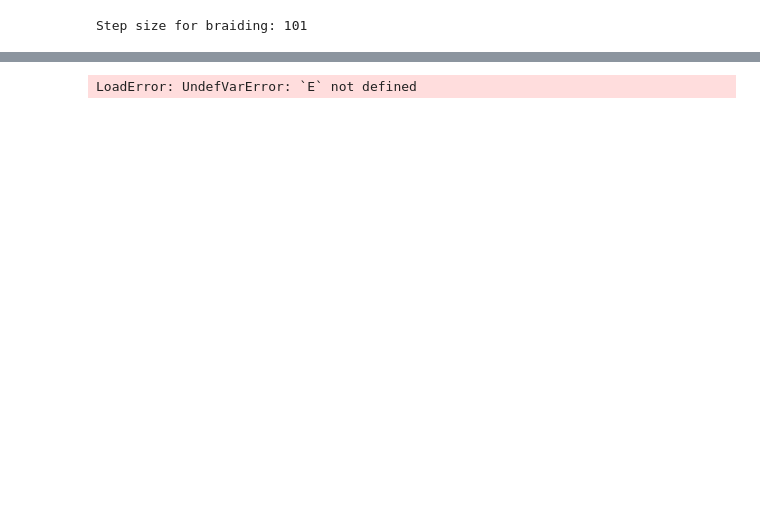
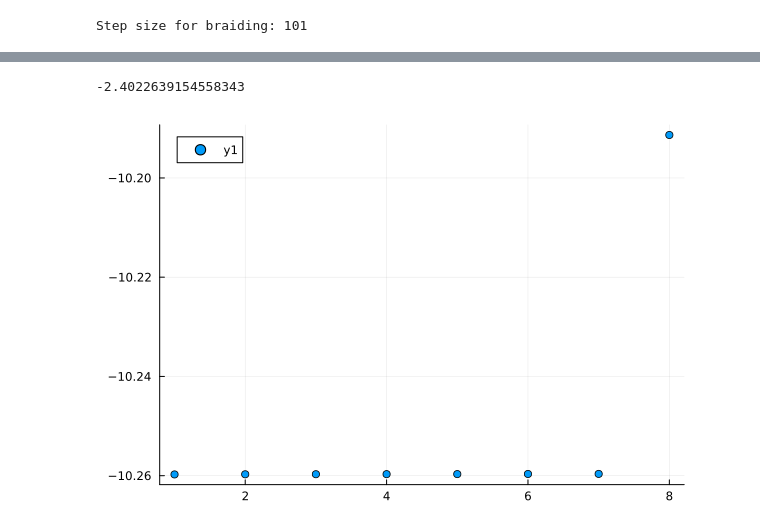
Before and after one commit to Umut-Can-Physics/Kagome-Lattice, a Jupyter notebook: My Numerical Calculations/Many-Body/Hofstadter/Hofstadter AB and Braiding Phases.ipynb, the cells around one changed output, grey strips where cells are left out. Saved outputs shown, nothing was run; the diff lists cells and outputs as text; code cells hidden in the pictures; blank space fills up the shorter version.

```diff
--- a/My Numerical Calculations/Many-Body/Hofstadter/Hofstadter AB and Braiding Phases.ipynb
+++ b/My Numerical Calculations/Many-Body/Hofstadter/Hofstadter AB and Braiding Phases.ipynb
@@ -76,7 +127,11 @@ LoadError: UndefVarError: `BP` not defined
+# %%
+sum(BP)
+# %% [output]
+-2.4022639154558343
 # %%
-scatter(E[1:5])
+scatter(E[1:8])
 # %% [output]
-LoadError: UndefVarError: `E` not defined
+[figure, added]
 # %%
 length(Eigen_List)
 # %% [output]
```
Also changed, not shown: parts of 14 cells of this notebook, 8 other files.
